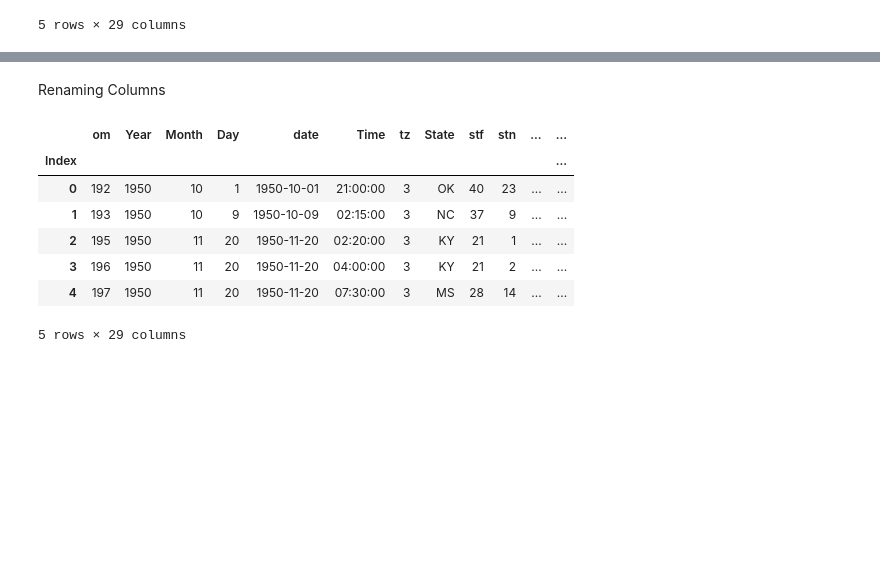
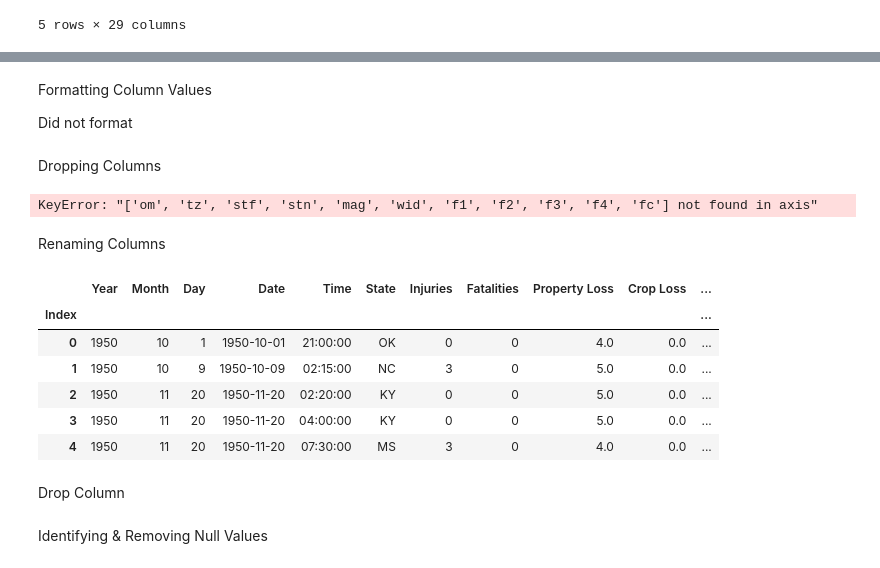
Before and after one commit to KatAug/CapstoneProjectTornadoes, a Jupyter notebook: TornadoProject.ipynb, the cells around one changed output, grey strips where cells are left out. Saved outputs shown, nothing was run; the diff lists cells and outputs as text; code cells hidden in the pictures; blank space fills up the shorter version.

```diff
--- a/TornadoProject.ipynb
+++ b/TornadoProject.ipynb
@@ -22,0 +28,4 @@ df.head()
+# %%
+#len into Length in Miles
+df["Length in Miles"] = df["len"]
+df.head()
@@ -23,14 +41,25 @@ df.head()
+# %% [markdown]
+Formatting Column Values
+
+Did not format
+# %% [markdown]
+Dropping Columns
+# %%
+df.drop(['om','tz', 'stf', 'stn', 'mag', 'wid','f1', 'f2','f3','f4','fc'], axis = 1, inplace = True)
+# %% [output]
+KeyError: "['om', 'tz', 'stf', 'stn', 'mag', 'wid', 'f1', 'f2', 'f3', 'f4', 'fc'] not found in axis"
 # %% [markdown]
 Renaming Columns
 # %%
-df = df.rename(columns = {"yr": "Year", "mo":"Month", "dy": "Day", "time":"Time", "st":"State", "inj":"Injuries", "fat":"Fatalities", "loss":"Property Loss", "closs":"Crop Loss", "slat":"Start Latitude", "slon": "Start Longitude", "elat": "End Latitude", "elon":"End Longitude", "len":"Length"})
-df.head()
+renamed_df = df.rename(columns = {"yr": "Year", "mo":"Month", "dy": "Day","date":"Date", "time":"Time", "st":"State", "inj":"Injuries", "fat":"Fatalities", "loss":"Property Loss", "closs":"Crop Loss", "slat":"Start Latitude", "slon": "Start Longitude", "elat": "End Latitude", "elon":"End Longitude"})
+renamed_df.head()
 # %% [output]
-|  | om | Year | Month | Day | date | Time | tz | State | stf | stn | ... | ... |
-| Index |  |  |  |  |  |  |  |  |  |  |  | ... |
-| 0 | 192 | 1950 | 10 | 1 | 1950-10-01 | 21:00:00 | 3 | OK | 40 | 23 | ... | ... |
-| 1 | 193 | 1950 | 10 | 9 | 1950-10-09 | 02:15:00 | 3 | NC | 37 | 9 | ... | ... |
-| 2 | 195 | 1950 | 11 | 20 | 1950-11-20 | 02:20:00 | 3 | KY | 21 | 1 | ... | ... |
-| 3 | 196 | 1950 | 11 | 20 | 1950-11-20 | 04:00:00 | 3 | KY | 21 | 2 | ... | ... |
-| 4 | 197 | 1950 | 11 | 20 | 1950-11-20 | 07:30:00 | 3 | MS | 28 | 14 | ... | ... |
+|  | Year | Month | Day | Date | Time | State | Injuries | Fatalities | Property Loss | Crop Loss | ... |
+| Index |  |  |  |  |  |  |  |  |  |  | ... |
+| 0 | 1950 | 10 | 1 | 1950-10-01 | 21:00:00 | OK | 0 | 0 | 4.0 | 0.0 | ... |
+| 1 | 1950 | 10 | 9 | 1950-10-09 | 02:15:00 | NC | 3 | 0 | 5.0 | 0.0 | ... |
+| 2 | 1950 | 11 | 20 | 1950-11-20 | 02:20:00 | KY | 0 | 0 | 5.0 | 0.0 | ... |
+| 3 | 1950 | 11 | 20 | 1950-11-20 | 04:00:00 | KY | 0 | 0 | 5.0 | 0.0 | ... |
+| 4 | 1950 | 11 | 20 | 1950-11-20 | 07:30:00 | MS | 3 | 0 | 4.0 | 0.0 | ... |
-5 rows × 29 columns
+# %% [markdown]
+Drop Column
@@ -36,0 +68,2 @@ df.head()
+# %% [markdown]
+Identifying & Removing Null Values
```
Also changed, not shown: parts of 17 cells of this notebook, 1 other file.
